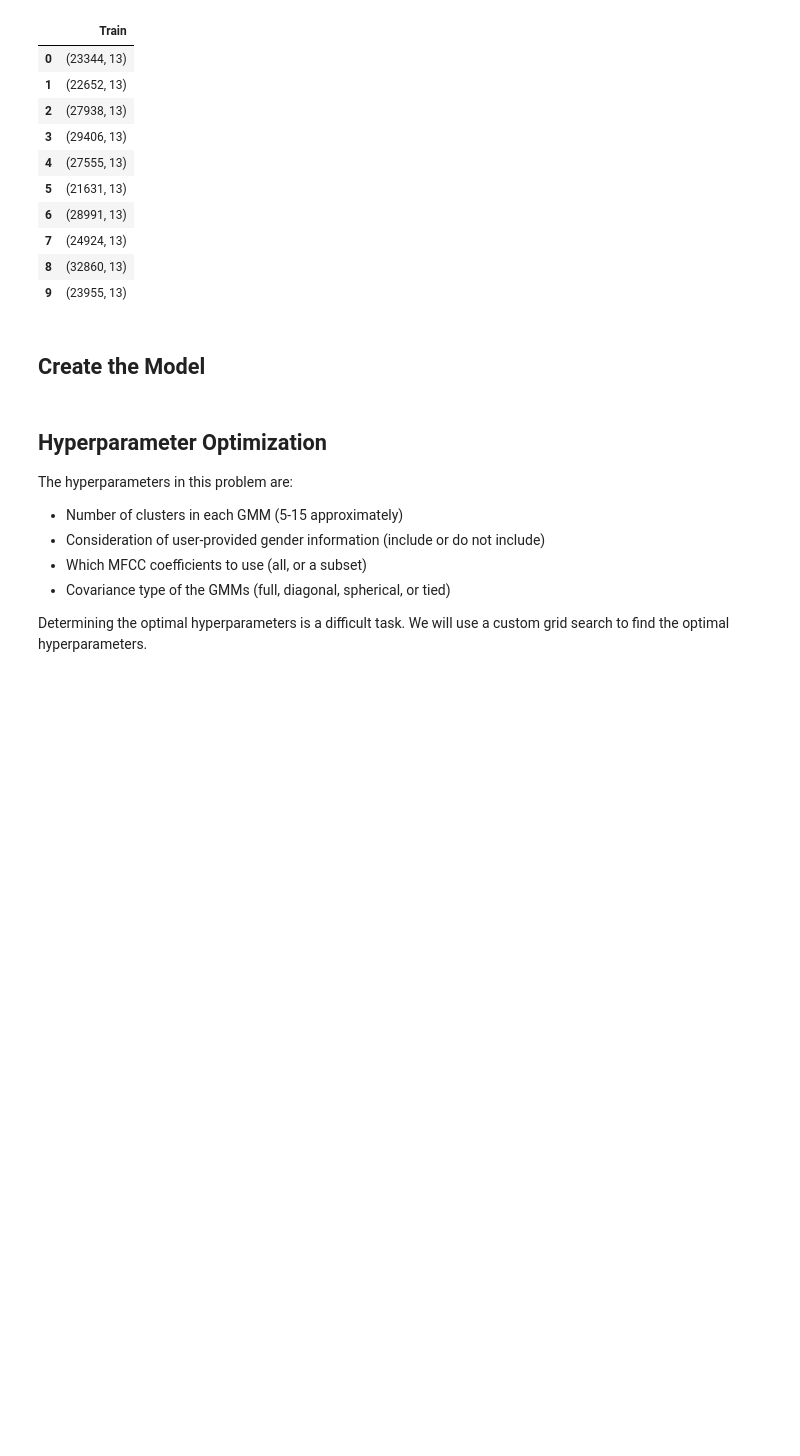
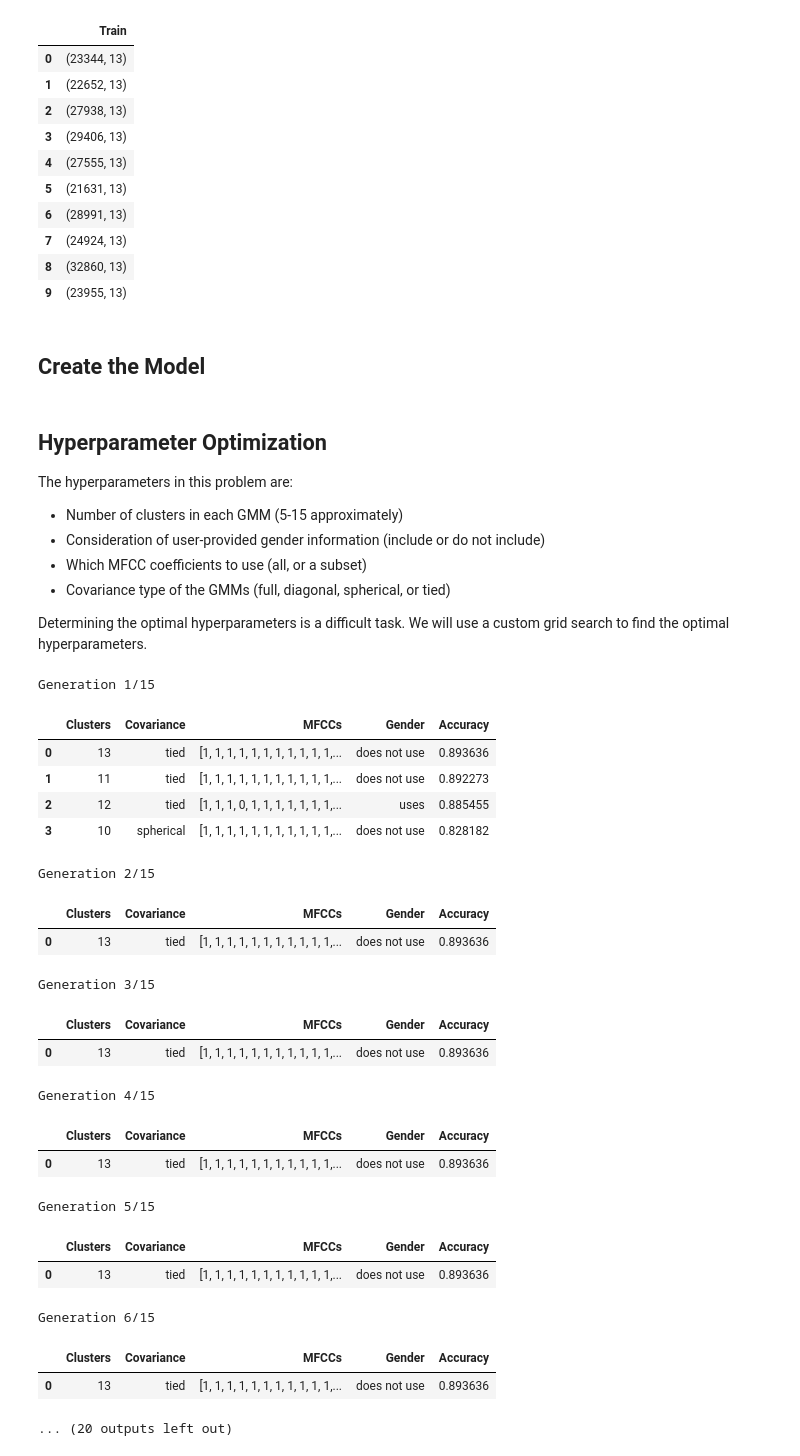
Before and after one commit to mbryant2025/SpokenDigits, a Jupyter notebook: main.ipynb, the cells around one changed output. Drawn from its saved outputs; the diff is of its cells as text; code cells hidden in the pictures; blank space fills up the shorter version.

Commit message:
unique display

```diff
--- a/main.ipynb
+++ b/main.ipynb
@@ -661,22 +661,25 @@ def perform_genetic_algorithm(train, test, population_size=100, num_generations=
 
     def evaluate_population(pop):
         accuracies = []
-
-        with concurrent.futures.ThreadPoolExecutor() as executor:
-            futures = []
-            for individual in pop:
-                future = executor.submit(evaluate_individual, individual, train, test)
-                futures.append(future)
-
-            for future in tqdm(futures, desc='Evaluating population', leave=True):
-                accuracy = future.result()
+        with concurrent.futures.ThreadPoolExecutor():
+            for individual in tqdm(pop, desc='Evaluating population'):
+                accuracy = evaluate_individual(individual, train, test)
                 accuracies.append(accuracy)
 
         return accuracies
 
     def display_top_results(pop_with_acc, top_count=10):
+        unique_individuals = []
+        unique_keys = set()
+        for ind, acc in pop_with_acc:
+            ind_tuple = tuple((k, v.tobytes() if isinstance(v, np.ndarray) else v) for k, v in ind.items())
+            ind_key = tuple(ind_tuple)
+            if ind_key not in unique_keys:
+                unique_individuals.append((ind, acc))
+                unique_keys.add(ind_key)
+
         top_results = pd.DataFrame([{'Clusters': ind['Clusters'], 'Covariance': ind['Covariance'], 'MFCCs': ind['MFCCs'], 'Gender': ind['Gender'],
-                                     'Accuracy': acc} for ind, acc in pop_with_acc[:top_count]])
+                                     'Accuracy': acc} for ind, acc in unique_individuals[:top_count]])
         top_results['MFCCs'] = top_results['MFCCs'].apply(lambda x: [int(i) for i in x])
         top_results['Gender'] = top_results['Gender'].apply(lambda x: ['does not use', 'uses'][int(x)])
         display(top_results)
@@ -709,7 +712,7 @@ def perform_genetic_algorithm(train, test, population_size=100, num_generations=
                      'MFCCs': np.concatenate([parent1['MFCCs'][:crossover_point], parent2['MFCCs'][crossover_point:]]),
                      'Gender': np.random.choice([parent1['Gender'], parent2['Gender']])}
 
-            mutation_prob = 0.65
+            mutation_prob = 0.000000000000065
 
             # Mutate a MFCC inclusion
             if np.random.rand() < mutation_prob:
@@ -741,4 +744,27 @@ def perform_genetic_algorithm(train, test, population_size=100, num_generations=
     # Display top 10 results
     display_top_results(population_with_acc)
 # %%
-perform_genetic_algorithm(X_TRAIN, TEST, population_size=300, num_generations=15, elite_percentage=0.20)
+perform_genetic_algorithm(X_TRAIN, TEST, population_size=4, num_generations=15, elite_percentage=0.25)
+# %% [output]
+Generation 1/15
+|  | Clusters | Covariance | MFCCs | Gender | Accuracy |
+| 0 | 13 | tied | [1, 1, 1, 1, 1, 1, 1, 1, 1, 1, 1,... | does not use | 0.893636 |
+| 1 | 11 | tied | [1, 1, 1, 1, 1, 1, 1, 1, 1, 1, 1,... | does not use | 0.892273 |
+| 2 | 12 | tied | [1, 1, 1, 0, 1, 1, 1, 1, 1, 1, 1,... | uses | 0.885455 |
+| 3 | 10 | spherical | [1, 1, 1, 1, 1, 1, 1, 1, 1, 1, 1,... | does not use | 0.828182 |
+Generation 2/15
+|  | Clusters | Covariance | MFCCs | Gender | Accuracy |
+| 0 | 13 | tied | [1, 1, 1, 1, 1, 1, 1, 1, 1, 1, 1,... | does not use | 0.893636 |
+Generation 3/15
+|  | Clusters | Covariance | MFCCs | Gender | Accuracy |
+| 0 | 13 | tied | [1, 1, 1, 1, 1, 1, 1, 1, 1, 1, 1,... | does not use | 0.893636 |
+Generation 4/15
+|  | Clusters | Covariance | MFCCs | Gender | Accuracy |
+| 0 | 13 | tied | [1, 1, 1, 1, 1, 1, 1, 1, 1, 1, 1,... | does not use | 0.893636 |
+Generation 5/15
+|  | Clusters | Covariance | MFCCs | Gender | Accuracy |
+| 0 | 13 | tied | [1, 1, 1, 1, 1, 1, 1, 1, 1, 1, 1,... | does not use | 0.893636 |
+Generation 6/15
+|  | Clusters | Covariance | MFCCs | Gender | Accuracy |
+| 0 | 13 | tied | [1, 1, 1, 1, 1, 1, 1, 1, 1, 1, 1,... | does not use | 0.893636 |
+... (20 outputs left out)
```
